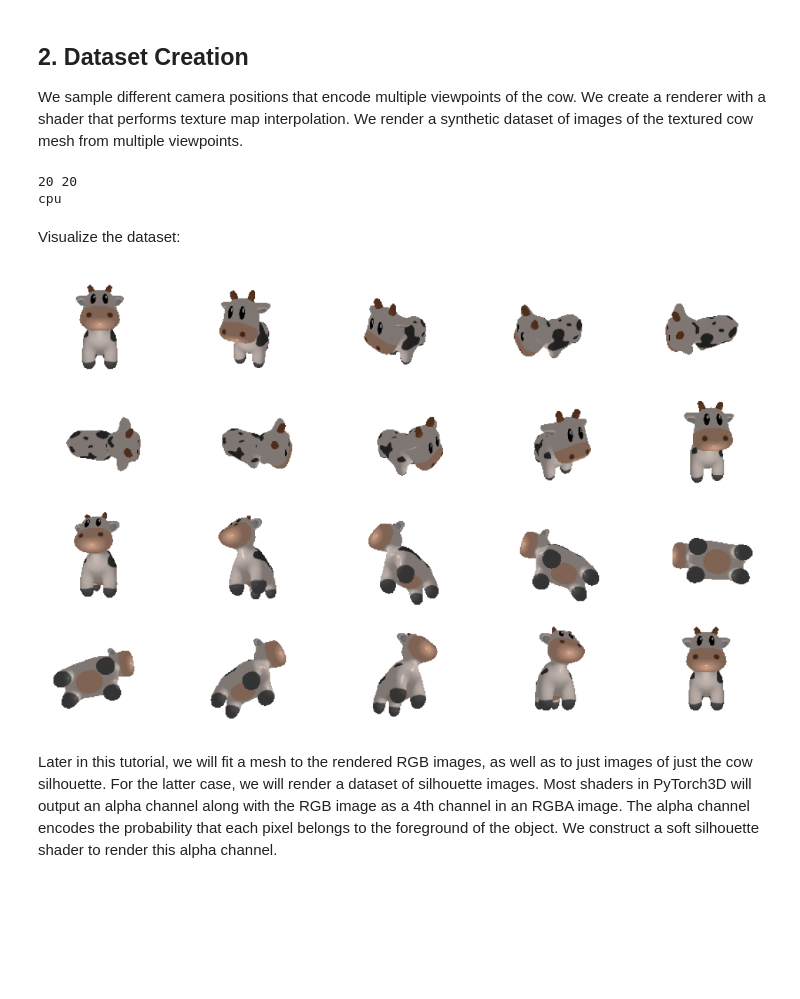
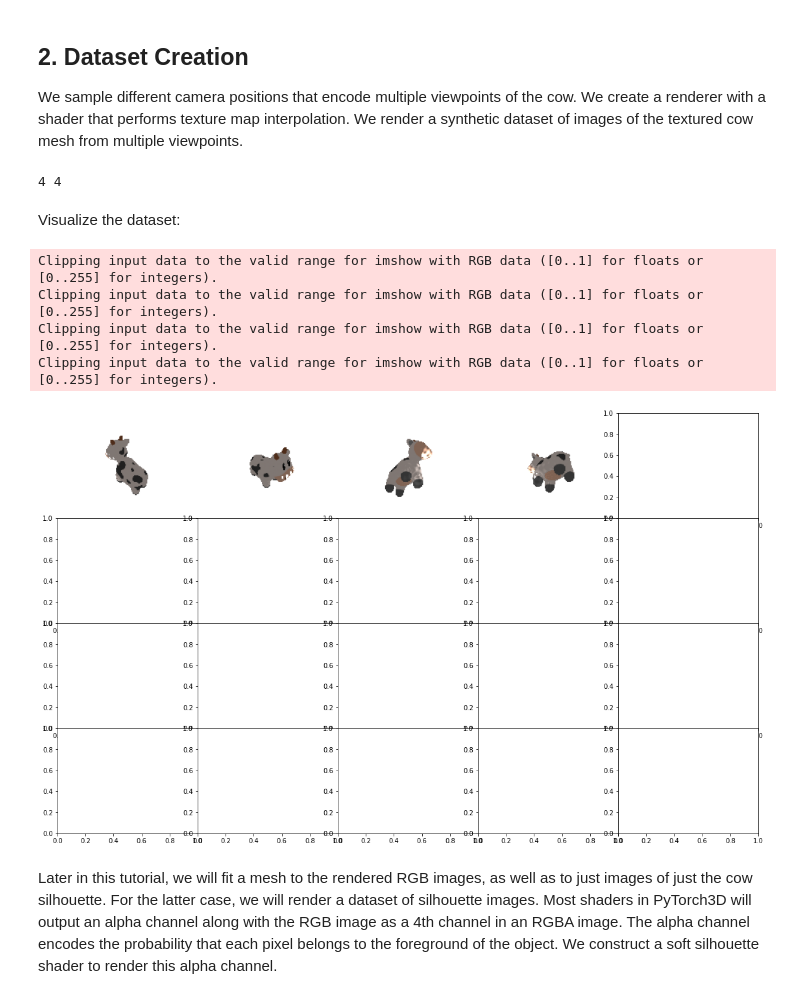
Before and after one commit to theycallmepeter/pytorch3d_PBR, a Jupyter notebook: docs/tutorials/fit_textured_mesh.ipynb, the cells around one changed output. Cells and saved outputs as stored; diff of their text form; code cells hidden in the pictures; blank space fills up the shorter version.

```diff
--- a/docs/tutorials/fit_textured_mesh.ipynb
+++ b/docs/tutorials/fit_textured_mesh.ipynb
@@ -357,16 +359,19 @@ torch.Size([1, 1024, 1024, 3])
 We sample different camera positions that encode multiple viewpoints of the cow.  We create a renderer with a shader that performs texture map interpolation.  We render a synthetic dataset of images of the textured cow mesh from multiple viewpoints.
 # %%
 # the number of different viewpoints from which we want to render the mesh.
-num_views = 200
-batch_views = 10
+num_views = 4
+batch_views = 4
 imsize = 128
 # Get a batch of viewing angles.
-elev = torch.linspace(0, 360, num_views)
-azim = torch.linspace(-180, 180, num_views)
+# elev = np.random.permutation(torch.linspace(0, 360, num_views))
+# azim = np.random.permutation(torch.linspace(-180, 180, num_views))
+elev = np.array([45, 45, 225, 225])
+azim = np.array([-45, 135, -45, 135])
 
 # Place a point light in front of the object. As mentioned above, the front of
 # the cow is facing the -z direction.
-lights = PointLights(device=device, location=[[0.0, 0.0, -1.0]])
+lights = PointLights(device=device, location=[[0.0, 0.0, -0.5]])
+# lights = DirectionalLights(direction=[[0.0, 0.0, -1.0]], device=device)
 
 # Initialize an OpenGL perspective camera that represents a batch of different
 # viewing angles. All the cameras helper methods support mixed type inputs and
@@ -412,7 +417,7 @@ renderer = MeshRenderer(
         cameras=camera,
         raster_settings=raster_settings
     ),
-    shader=SoftPhongShader(
+    shader=NewSoftPhongShader(
         device=device,
         cameras=camera,
         lights=lights
@@ -445,16 +450,19 @@ for i in range(num_views // batch_views):
 random_target = renderer(mesh, cameras=camera, lights=lights)[...,:3]
 print(len(target_rgb), len(target_cameras))
 # %% [output]
-20 20
-cpu
+4 4
 # %% [markdown]
 Visualize the dataset:
 # %%
 # RGB images
-image_grid(target_images.cpu().numpy(), rows=4, cols=5, rgb=True)
+image_grid(target_images_batch.cpu().numpy(), rows=4, cols=5, rgb=True)
 plt.show()
 # %% [output]
+Clipping input data to the valid range for imshow with RGB data ([0..1] for floats or [0..255] for integers).
+Clipping input data to the valid range for imshow with RGB data ([0..1] for floats or [0..255] for integers).
+Clipping input data to the valid range for imshow with RGB data ([0..1] for floats or [0..255] for integers).
+Clipping input data to the valid range for imshow with RGB data ([0..1] for floats or [0..255] for integers).
-[figure, old version]
+[figure, new version]
 # %% [markdown]
 Later in this tutorial, we will fit a mesh to the rendered RGB images, as well as to just images of just the cow silhouette.  For the latter case, we will render a dataset of silhouette images.  Most shaders in PyTorch3D will output an alpha channel along with the RGB image as a 4th channel in an RGBA image.  The alpha channel encodes the probability that each pixel belongs to the foreground of the object.  We construct a soft silhouette shader to render this alpha channel.
 # %%
```
Also changed, not shown: parts of 18 cells of this notebook, 5 other files.
